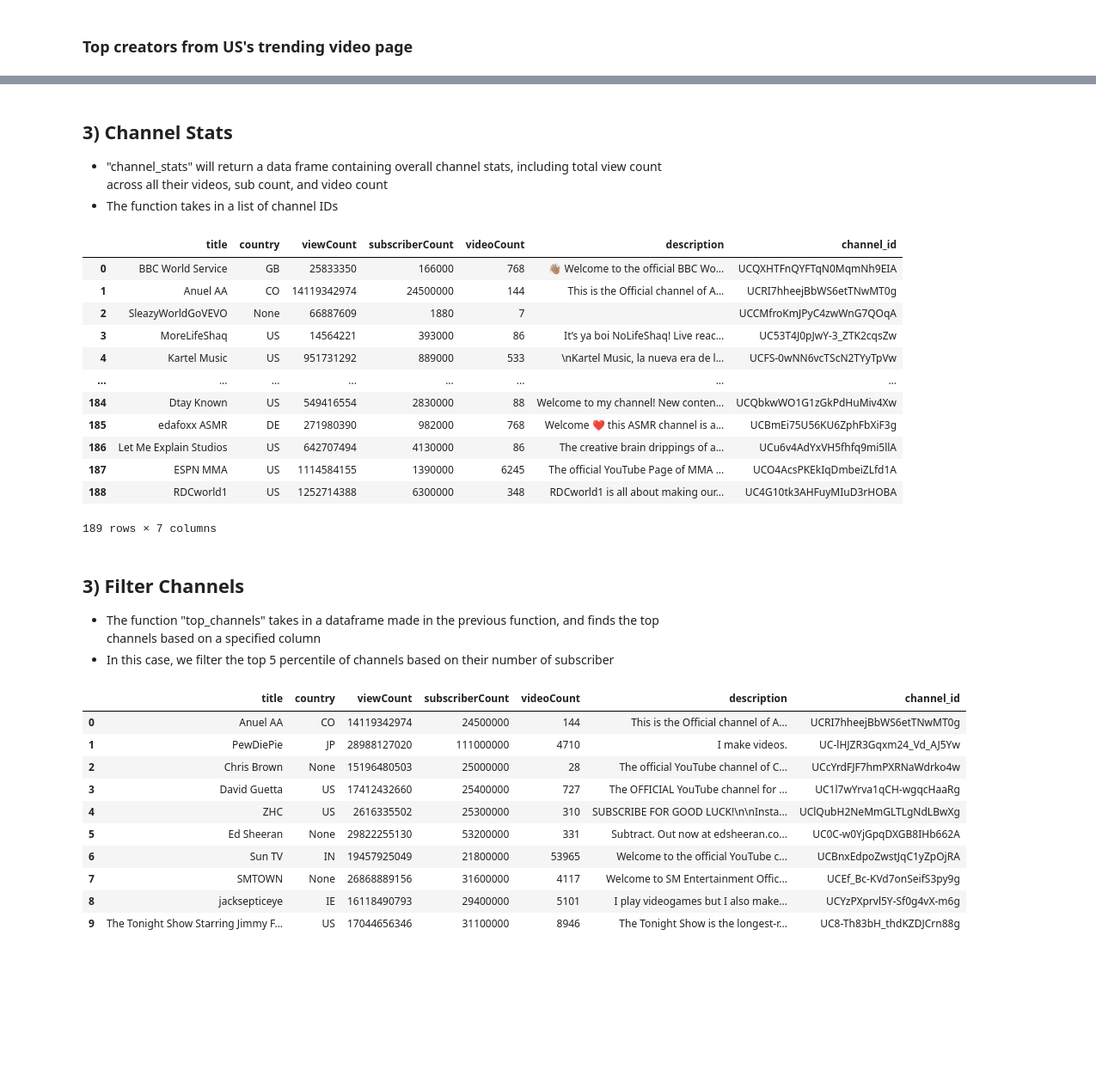
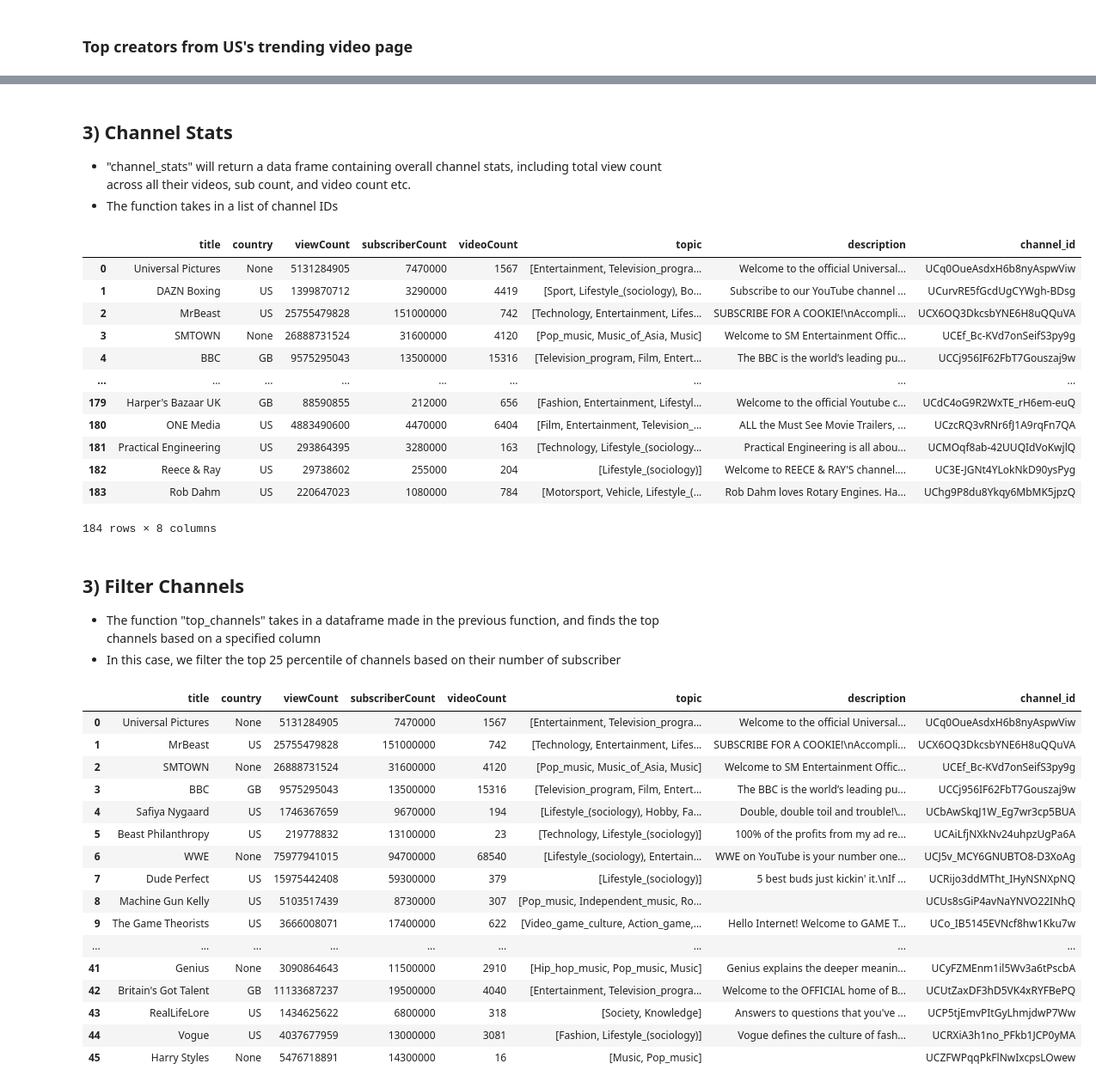
Before and after one commit to Oohlivia/PIC16B, a Jupyter notebook: pic16b_project_notebook.ipynb, the cells around one changed output, grey strips where cells are left out. Shown: that part at 86% size. Cells and saved outputs as stored; diff of their text form; code cells hidden in the pictures; blank space fills up the shorter version.

```diff
--- a/pic16b_project_notebook.ipynb
+++ b/pic16b_project_notebook.ipynb
@@ -9,8 +9,21 @@ from webscraping import *
 - https://blog.hubspot.com/website/how-to-get-youtube-api-key
 # %%
 #api_key = "AIzaSyA-wrB_ng2gBm3Oac1RJXnLimDSE2mUsQY"
-api_key = "AIzaSyDCZsIC66bljU3f_E85TOu90PcETz-Woa0"
+#api_key = "AIzaSyDCZsIC66bljU3f_E85TOu90PcETz-Woa0"
+#api_key = "AIzaSyBqgqP0nQ-qP4LJc4_kytQTERSq-pXOff0"
+#api_key = "AIzaSyAl7BDN4fqIM2Y8SD1sezFh4DR-Z_usp7U"
+#api_key = "AIzaSyCngwLt1aIw_43TGYEcbxB5bGXWYUjK9m0"
+#api_key = "AIzaSyDbkwHxjG6EtepUacS_gDbdtQ2_G0zkNUg"
+#api_key = "AIzaSyAlUjYLzfIoZrwYjsVAVajlg182xJz9UvU"
+#api_key = "AIzaSyD9RdYqhj6pwqg0R5HM3dmoUuvq8nUBDPs"
+#api_key = "AIzaSyCGJpJO2wZSY4QqS_DTmzkEYX2w1idZN40"
+#api_key = "AIzaSyDax9aitbl0G3LOHbcw8dyPzMnZxz9dR34"
+api_key = "AIzaSyCThDcuhjG0gNmastYbj3jdwlWK8sWG4mI"
+
 from googleapiclient.discovery import build
+import googleapiclient.discovery
+import googleapiclient.errors
+from google.oauth2.credentials import Credentials
 youtube = build("youtube","v3",developerKey = api_key)
 # %% [markdown]
 ## 2) Get Channel IDs
@@ -33,41 +46,47 @@ len(us_creator_ids), us_creator_ids[0:5]
 # %% [markdown]
 ## 3) Channel Stats
-- "channel_stats" will return a data frame containing overall channel stats, including total view count across all their videos, sub count, and video count
+- "channel_stats" will return a data frame containing overall channel stats, including total view count across all their videos, sub count, and video count etc.
 - The function takes in a list of channel IDs
 # %%
 #dataframe of stats from creators, made with the list of ids
 us_stats_df = channels_stats(youtube, us_creator_ids)
 us_stats_df
 # %% [output]
-|  | title | country | viewCount | subscriberCount | videoCount | description | channel_id |
-| 0 | BBC World Service | GB | 25833350 | 166000 | 768 | 👋🏽 Welcome to the official BBC Wo... | UCQXHTFnQYFTqN0MqmNh9EIA |
-| 1 | Anuel AA | CO | 14119342974 | 24500000 | 144 | This is the Official channel of A... | UCRI7hheejBbWS6etTNwMT0g |
-| 2 | SleazyWorldGoVEVO | None | 66887609 | 1880 | 7 |  | UCCMfroKmJPyC4zwWnG7QOqA |
-| 3 | MoreLifeShaq | US | 14564221 | 393000 | 86 | It’s ya boi NoLifeShaq! Live reac... | UC53T4J0pJwY-3_ZTK2cqsZw |
-| 4 | Kartel Music | US | 951731292 | 889000 | 533 | \nKartel Music, la nueva era de l... | UCFS-0wNN6vcTScN2TYyTpVw |
-| ... | ... | ... | ... | ... | ... | ... | ... |
-| 184 | Dtay Known | US | 549416554 | 2830000 | 88 | Welcome to my channel! New conten... | UCQbkwWO1G1zGkPdHuMiv4Xw |
-| 185 | edafoxx ASMR | DE | 271980390 | 982000 | 768 | Welcome ❤️ this ASMR channel is a... | UCBmEi75U56KU6ZphFbXiF3g |
-| 186 | Let Me Explain Studios | US | 642707494 | 4130000 | 86 | The creative brain drippings of a... | UCu6v4AdYxVH5fhfq9mi5llA |
-| 187 | ESPN MMA | US | 1114584155 | 1390000 | 6245 | The official YouTube Page of MMA ... | UCO4AcsPKEkIqDmbeiZLfd1A |
-| 188 | RDCworld1 | US | 1252714388 | 6300000 | 348 | RDCworld1 is all about making our... | UC4G10tk3AHFuyMIuD3rHOBA |
+|  | title | country | viewCount | subscriberCount | videoCount | topic | description | channel_id |
+| 0 | Universal Pictures | None | 5131284905 | 7470000 | 1567 | [Entertainment, Television_progra... | Welcome to the official Universal... | UCq0OueAsdxH6b8nyAspwViw |
+| 1 | DAZN Boxing | US | 1399870712 | 3290000 | 4419 | [Sport, Lifestyle_(sociology), Bo... | Subscribe to our YouTube channel ... | UCurvRE5fGcdUgCYWgh-BDsg |
+| 2 | MrBeast | US | 25755479828 | 151000000 | 742 | [Technology, Entertainment, Lifes... | SUBSCRIBE FOR A COOKIE!\nAccompli... | UCX6OQ3DkcsbYNE6H8uQQuVA |
+| 3 | SMTOWN | None | 26888731524 | 31600000 | 4120 | [Pop_music, Music_of_Asia, Music] | Welcome to SM Entertainment Offic... | UCEf_Bc-KVd7onSeifS3py9g |
+| 4 | BBC | GB | 9575295043 | 13500000 | 15316 | [Television_program, Film, Entert... | The BBC is the world’s leading pu... | UCCj956IF62FbT7Gouszaj9w |
+| ... | ... | ... | ... | ... | ... | ... | ... | ... |
+| 179 | Harper's Bazaar UK | GB | 88590855 | 212000 | 656 | [Fashion, Entertainment, Lifestyl... | Welcome to the official Youtube c... | UCdC4oG9R2WxTE_rH6em-euQ |
+| 180 | ONE Media | US | 4883490600 | 4470000 | 6404 | [Film, Entertainment, Television_... | ALL the Must See Movie Trailers, ... | UCzcRQ3vRNr6fJ1A9rqFn7QA |
+| 181 | Practical Engineering | US | 293864395 | 3280000 | 163 | [Technology, Lifestyle_(sociology... | Practical Engineering is all abou... | UCMOqf8ab-42UUQIdVoKwjlQ |
+| 182 | Reece & Ray | US | 29738602 | 255000 | 204 | [Lifestyle_(sociology)] | Welcome to REECE & RAY'S channel.... | UC3E-JGNt4YLokNkD90ysPyg |
+| 183 | Rob Dahm | US | 220647023 | 1080000 | 784 | [Motorsport, Vehicle, Lifestyle_(... | Rob Dahm loves Rotary Engines. Ha... | UChg9P8du8Ykqy6MbMK5jpzQ |
-189 rows × 7 columns
+184 rows × 8 columns
 # %% [markdown]
 ## 3) Filter Channels
 - The function "top_channels" takes in a dataframe made in the previous function, and finds the top channels based on a specified column
-- In this case, we filter the top 5 percentile of channels based on their number of subscriber
+- In this case, we filter the top 25 percentile of channels based on their number of subscriber
 # %%
-us_top5per = top_channels(us_stats_df, "subscriberCount", 95)
-us_top5per
+us_top25 = top_channels(us_stats_df, "subscriberCount", 75)
+us_top25
 # %% [output]
-|  | title | country | viewCount | subscriberCount | videoCount | description | channel_id |
-| 0 | Anuel AA | CO | 14119342974 | 24500000 | 144 | This is the Official channel of A... | UCRI7hheejBbWS6etTNwMT0g |
-| 1 | PewDiePie | JP | 28988127020 | 111000000 | 4710 | I make videos. | UC-lHJZR3Gqxm24_Vd_AJ5Yw |
-| 2 | Chris Brown | None | 15196480503 | 25000000 | 28 | The official YouTube channel of C... | UCcYrdFJF7hmPXRNaWdrko4w |
-| 3 | David Guetta | US | 17412432660 | 25400000 | 727 | The OFFICIAL YouTube channel for ... | UC1l7wYrva1qCH-wgqcHaaRg |
-| 4 | ZHC | US | 2616335502 | 25300000 | 310 | SUBSCRIBE FOR GOOD LUCK!\n\nInsta... | UClQubH2NeMmGLTLgNdLBwXg |
-| 5 | Ed Sheeran | None | 29822255130 | 53200000 | 331 | Subtract. Out now at edsheeran.co... | UC0C-w0YjGpqDXGB8IHb662A |
-| 6 | Sun TV | IN | 19457925049 | 21800000 | 53965 | Welcome to the official YouTube c... | UCBnxEdpoZwstJqC1yZpOjRA |
-| 7 | SMTOWN | None | 26868889156 | 31600000 | 4117 | Welcome to SM Entertainment Offic... | UCEf_Bc-KVd7onSeifS3py9g |
-| 8 | jacksepticeye | IE | 16118490793 | 29400000 | 5101 | I play videogames but I also make... | UCYzPXprvl5Y-Sf0g4vX-m6g |
-| 9 | The Tonight Show Starring Jimmy F... | US | 17044656346 | 31100000 | 8946 | The Tonight Show is the longest-r... | UC8-Th83bH_thdKZDJCrn88g |
+|  | title | country | viewCount | subscriberCount | videoCount | topic | description | channel_id |
+| 0 | Universal Pictures | None | 5131284905 | 7470000 | 1567 | [Entertainment, Television_progra... | Welcome to the official Universal... | UCq0OueAsdxH6b8nyAspwViw |
+| 1 | MrBeast | US | 25755479828 | 151000000 | 742 | [Technology, Entertainment, Lifes... | SUBSCRIBE FOR A COOKIE!\nAccompli... | UCX6OQ3DkcsbYNE6H8uQQuVA |
+| 2 | SMTOWN | None | 26888731524 | 31600000 | 4120 | [Pop_music, Music_of_Asia, Music] | Welcome to SM Entertainment Offic... | UCEf_Bc-KVd7onSeifS3py9g |
+| 3 | BBC | GB | 9575295043 | 13500000 | 15316 | [Television_program, Film, Entert... | The BBC is the world’s leading pu... | UCCj956IF62FbT7Gouszaj9w |
+| 4 | Safiya Nygaard | US | 1746367659 | 9670000 | 194 | [Lifestyle_(sociology), Hobby, Fa... | Double, double toil and trouble!\... | UCbAwSkqJ1W_Eg7wr3cp5BUA |
+| 5 | Beast Philanthropy | US | 219778832 | 13100000 | 23 | [Technology, Lifestyle_(sociology)] | 100% of the profits from my ad re... | UCAiLfjNXkNv24uhpzUgPa6A |
+| 6 | WWE | None | 75977941015 | 94700000 | 68540 | [Lifestyle_(sociology), Entertain... | WWE on YouTube is your number one... | UCJ5v_MCY6GNUBTO8-D3XoAg |
+| 7 | Dude Perfect | US | 15975442408 | 59300000 | 379 | [Lifestyle_(sociology)] | 5 best buds just kickin' it.\nIf ... | UCRijo3ddMTht_IHyNSNXpNQ |
+| 8 | Machine Gun Kelly | US | 5103517439 | 8730000 | 307 | [Pop_music, Independent_music, Ro... |  | UCUs8sGiP4avNaYNVO22INhQ |
+| 9 | The Game Theorists | US | 3666008071 | 17400000 | 622 | [Video_game_culture, Action_game,... | Hello Internet! Welcome to GAME T... | UCo_IB5145EVNcf8hw1Kku7w |
+| ... | ... | ... | ... | ... | ... | ... | ... | ... |
+| 41 | Genius | None | 3090864643 | 11500000 | 2910 | [Hip_hop_music, Pop_music, Music] | Genius explains the deeper meanin... | UCyFZMEnm1il5Wv3a6tPscbA |
+| 42 | Britain's Got Talent | GB | 11133687237 | 19500000 | 4040 | [Entertainment, Television_progra... | Welcome to the OFFICIAL home of B... | UCUtZaxDF3hD5VK4xRYFBePQ |
+| 43 | RealLifeLore | US | 1434625622 | 6800000 | 318 | [Society, Knowledge] | Answers to questions that you've ... | UCP5tjEmvPItGyLhmjdwP7Ww |
+| 44 | Vogue | US | 4037677959 | 13000000 | 3081 | [Fashion, Lifestyle_(sociology)] | Vogue defines the culture of fash... | UCRXiA3h1no_PFkb1JCP0yMA |
+| 45 | Harry Styles | None | 5476718891 | 14300000 | 16 | [Music, Pop_music] |  | UCZFWPqqPkFlNwIxcpsLOwew |
```
Also changed, not shown: parts of 10 cells of this notebook, 1 other file.
